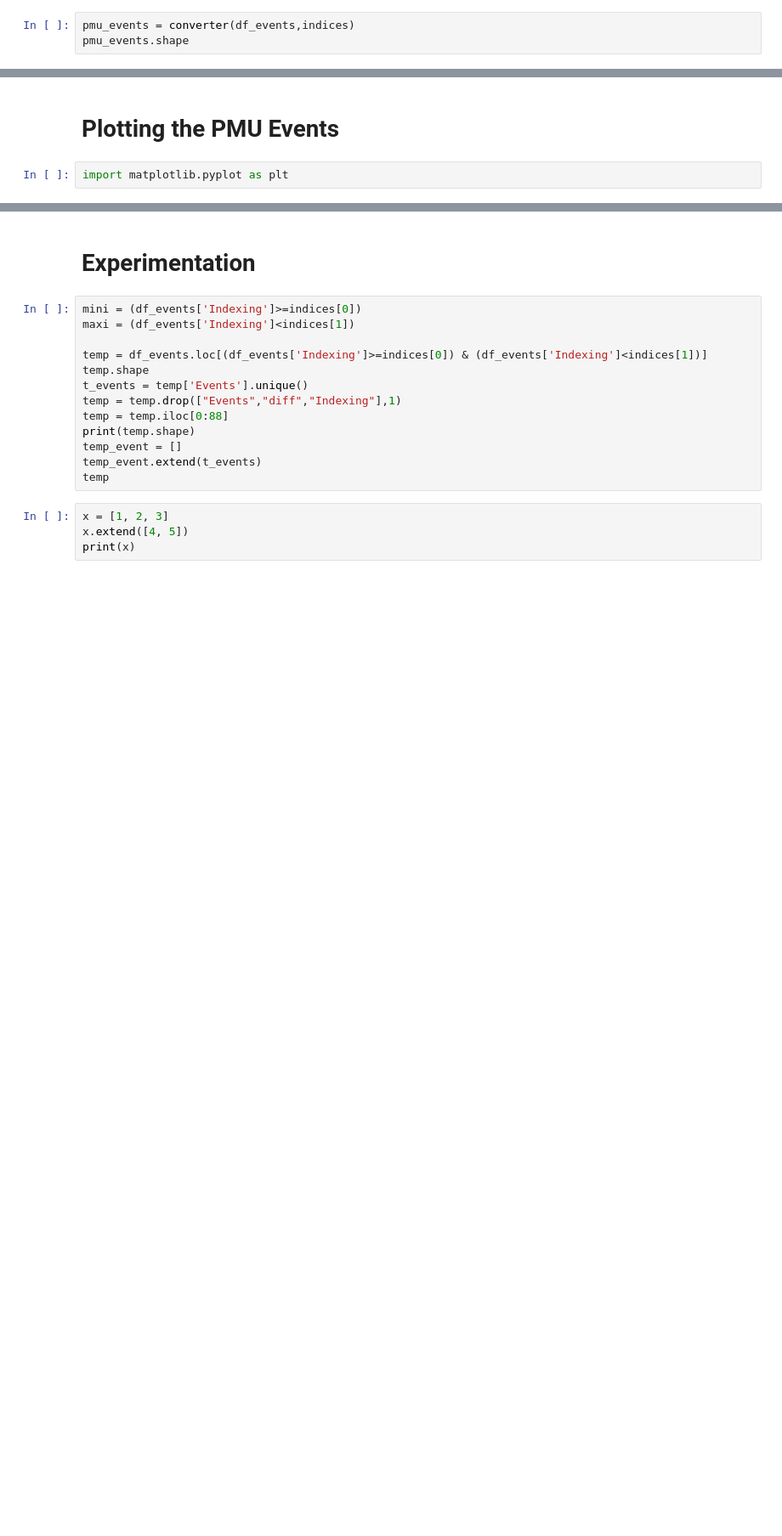
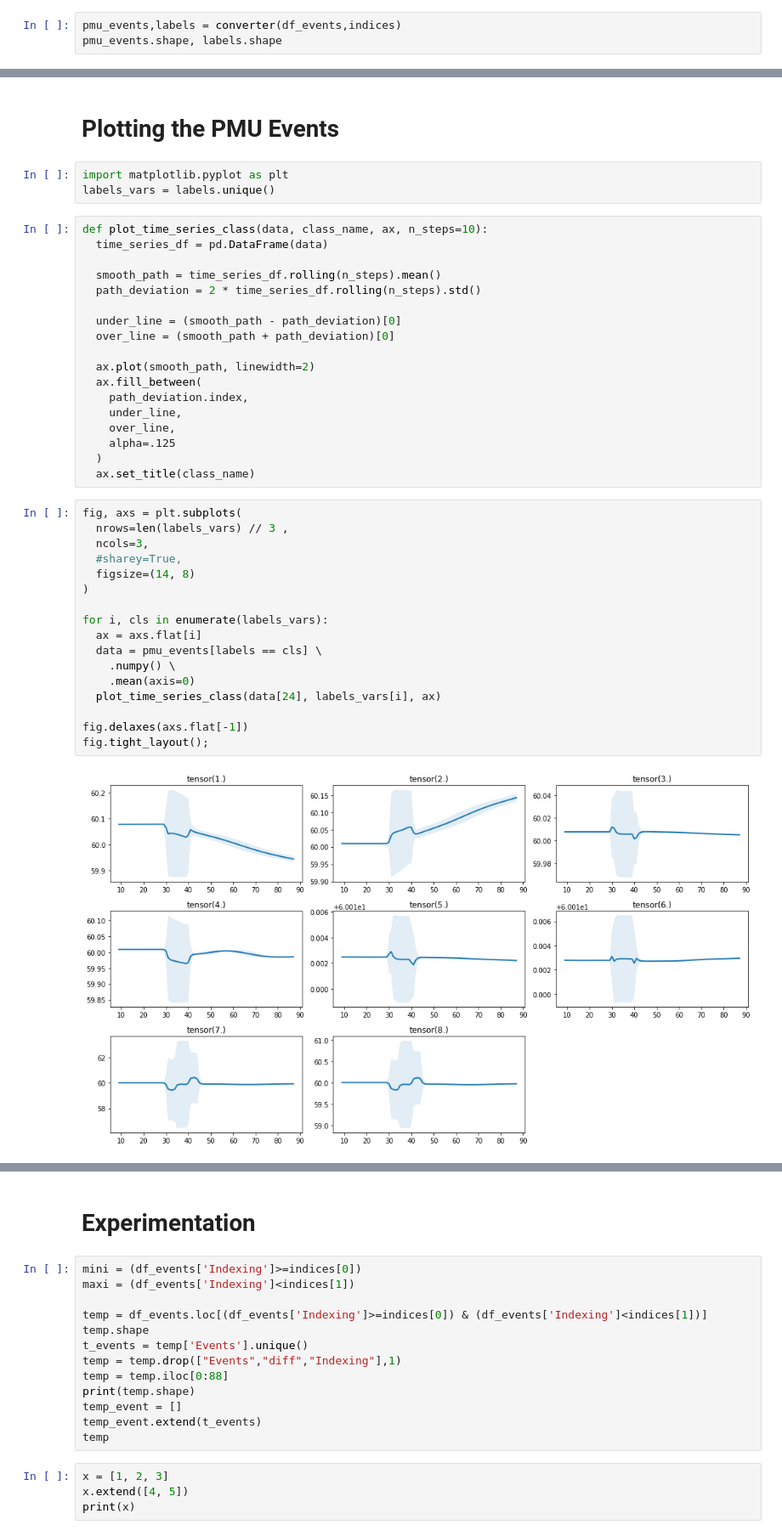
Before and after one commit to Nidarshan619/Planets, a Jupyter notebook: Shreya_PMU_Data.ipynb, the cells around one changed output, grey strips where cells are left out. Shown at 85% size. Drawn from its saved outputs; the diff is of its cells as text; blank space fills up the shorter version.

```diff
--- a/Shreya_PMU_Data.ipynb
+++ b/Shreya_PMU_Data.ipynb
@@ -237,4 +240,4 @@ def converter(df,indices):
 # %%
-pmu_events = converter(df_events,indices)
-pmu_events.shape
+pmu_events,labels = converter(df_events,indices)
+pmu_events.shape, labels.shape
 # %% [output]
@@ -243,3 +250,41 @@ torch.Size([1550, 88, 26])
 # Plotting the PMU Events
 # %%
 import matplotlib.pyplot as plt
+labels_vars = labels.unique()
+# %%
+def plot_time_series_class(data, class_name, ax, n_steps=10):
+  time_series_df = pd.DataFrame(data)
+
+  smooth_path = time_series_df.rolling(n_steps).mean()
+  path_deviation = 2 * time_series_df.rolling(n_steps).std()
+
+  under_line = (smooth_path - path_deviation)[0]
+  over_line = (smooth_path + path_deviation)[0]
+
+  ax.plot(smooth_path, linewidth=2)
+  ax.fill_between(
+    path_deviation.index,
+    under_line,
+    over_line,
+    alpha=.125
+  )
+  ax.set_title(class_name)
+# %%
+fig, axs = plt.subplots(
+  nrows=len(labels_vars) // 3 ,
+  ncols=3,
+  #sharey=True,
+  figsize=(14, 8)
+)
+
+for i, cls in enumerate(labels_vars):
+  ax = axs.flat[i]
+  data = pmu_events[labels == cls] \
+    .numpy() \
+    .mean(axis=0)
+  plot_time_series_class(data[24], labels_vars[i], ax)
+
+fig.delaxes(axs.flat[-1])
+fig.tight_layout();
+# %% [output]
+[figure, added]
```
Also changed, not shown: parts of 5 cells of this notebook.
